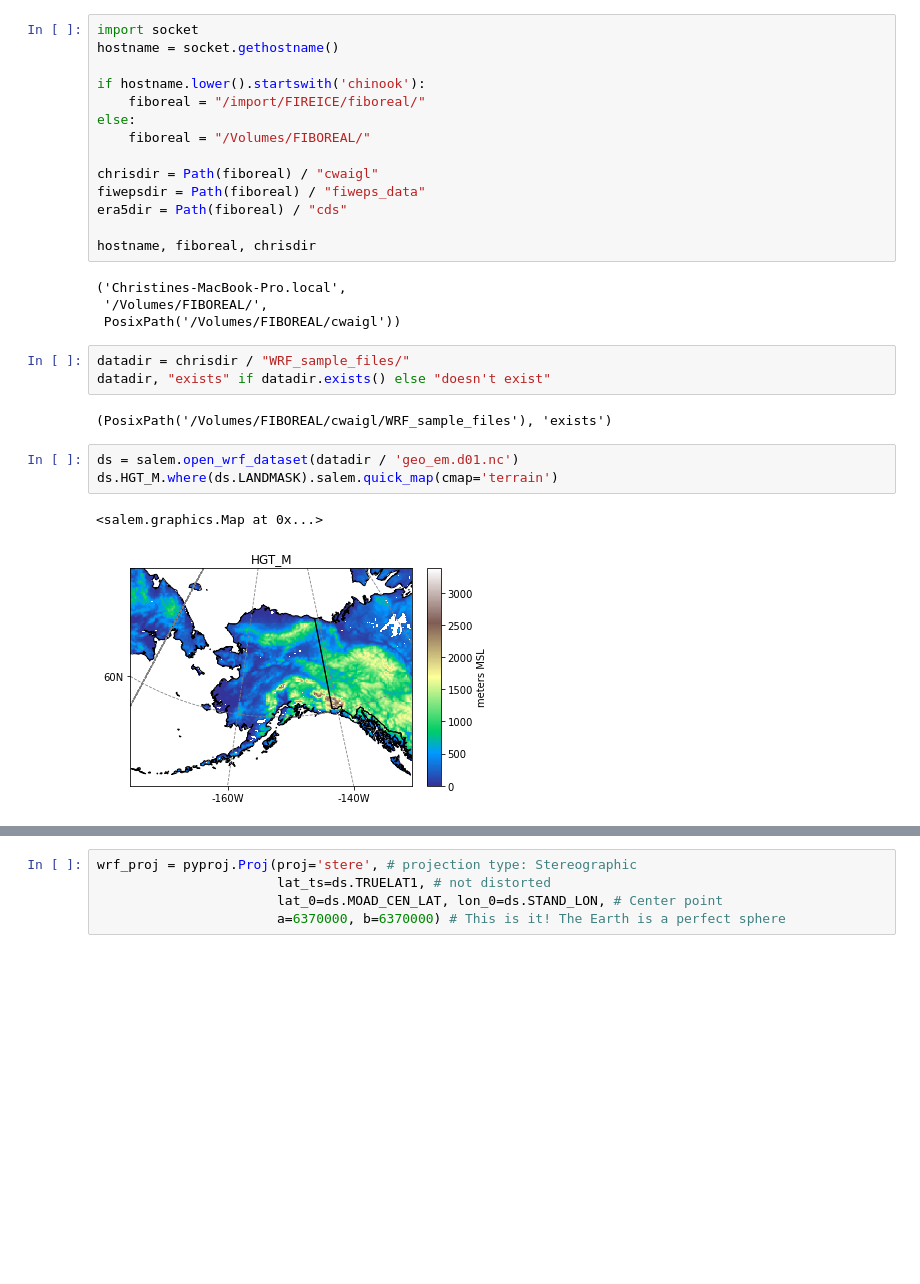
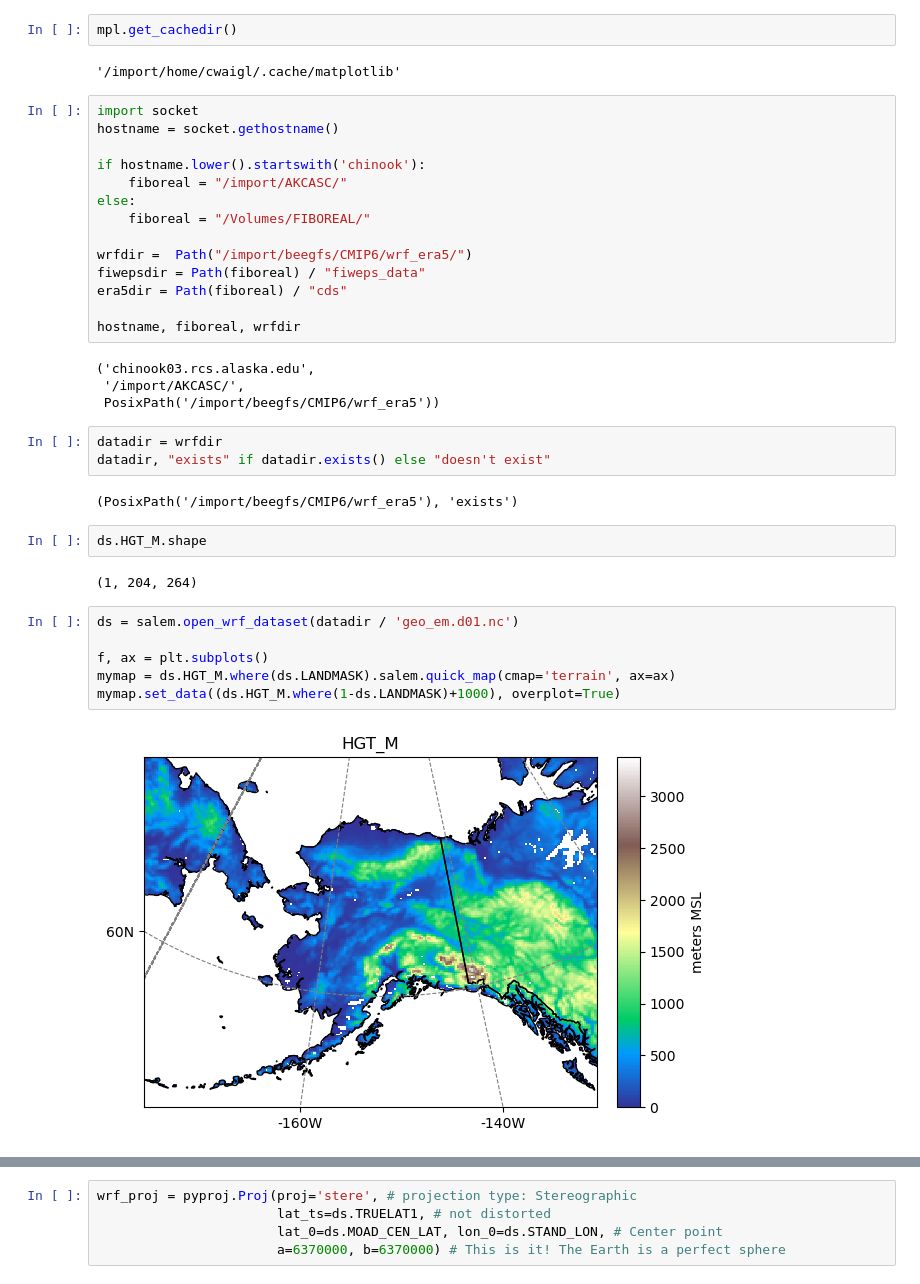
Before and after one commit to chryss/dyndowntools, a Jupyter notebook: Jupyter_Notebooks/domain_viz01.ipynb, the cells around one changed output, grey strips where cells are left out. Saved outputs shown, nothing was run; the diff lists cells and outputs as text; blank space fills up the shorter version.

```diff
--- a/Jupyter_Notebooks/domain_viz01.ipynb
+++ b/Jupyter_Notebooks/domain_viz01.ipynb
@@ -8,30 +9,40 @@ from matplotlib import pyplot as plt
 import salem
+# %%
+mpl.get_cachedir()
+# %% [output]
+'/import/home/cwaigl/.cache/matplotlib'
 # %%
 import socket
 hostname = socket.gethostname()
 
 if hostname.lower().startswith('chinook'):
-    fiboreal = "/import/FIREICE/fiboreal/"
+    fiboreal = "/import/AKCASC/"
 else:
     fiboreal = "/Volumes/FIBOREAL/"
 
-chrisdir = Path(fiboreal) / "cwaigl"
+wrfdir =  Path("/import/beegfs/CMIP6/wrf_era5/")
 fiwepsdir = Path(fiboreal) / "fiweps_data"
 era5dir = Path(fiboreal) / "cds"
 
-hostname, fiboreal, chrisdir
+hostname, fiboreal, wrfdir
 # %% [output]
-('Christines-MacBook-Pro.local',
- '/Volumes/FIBOREAL/',
- PosixPath('/Volumes/FIBOREAL/cwaigl'))
+('chinook03.rcs.alaska.edu',
+ '/import/AKCASC/',
+ PosixPath('/import/beegfs/CMIP6/wrf_era5'))
 # %%
-datadir = chrisdir / "WRF_sample_files/"
+datadir = wrfdir
 datadir, "exists" if datadir.exists() else "doesn't exist"
 # %% [output]
-(PosixPath('/Volumes/FIBOREAL/cwaigl/WRF_sample_files'), 'exists')
+(PosixPath('/import/beegfs/CMIP6/wrf_era5'), 'exists')
+# %%
+ds.HGT_M.shape
+# %% [output]
+(1, 204, 264)
 # %%
 ds = salem.open_wrf_dataset(datadir / 'geo_em.d01.nc')
-ds.HGT_M.where(ds.LANDMASK).salem.quick_map(cmap='terrain')
+
+f, ax = plt.subplots()
+mymap = ds.HGT_M.where(ds.LANDMASK).salem.quick_map(cmap='terrain', ax=ax)
+mymap.set_data((ds.HGT_M.where(1-ds.LANDMASK)+1000), overplot=True)
 # %% [output]
-<salem.graphics.Map at 0x...>
-[figure, old version]
+[figure, new version]
```
Also changed, not shown: parts of 6 cells of this notebook, 3 other files.
